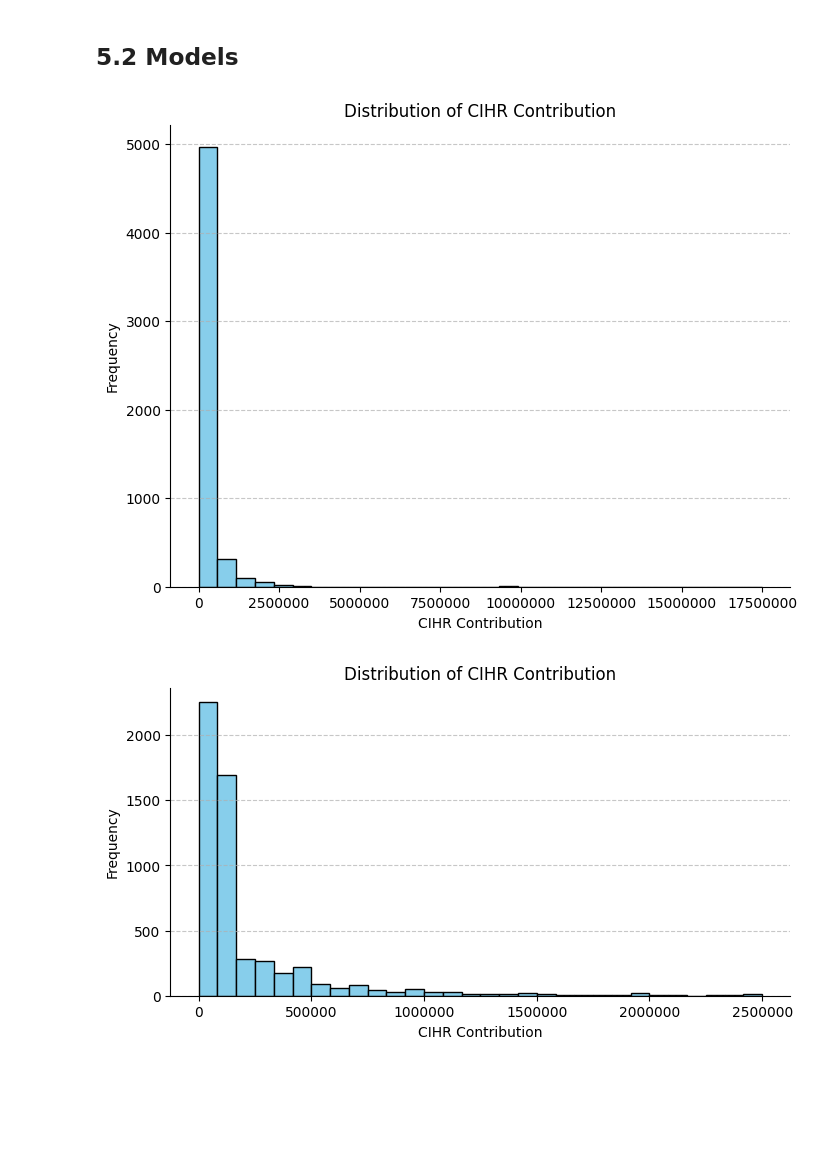
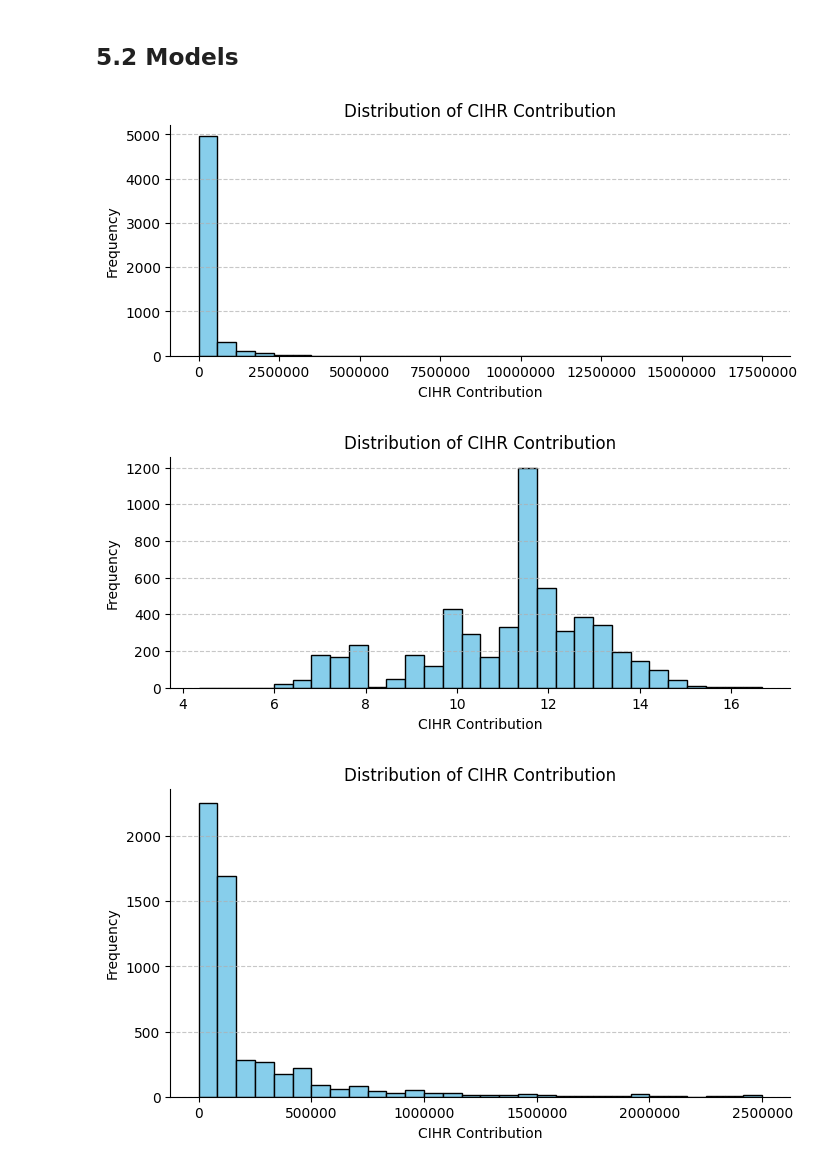
Before and after one commit to joycetheok/Grant-Abstract-Funding-Prediction, a Jupyter notebook: code.ipynb, the cells around one changed output. Cells and saved outputs as stored; diff of their text form; code cells hidden in the pictures; blank space fills up the shorter version.

Commit message:
Created images

```diff
--- a/code.ipynb
+++ b/code.ipynb
@@ -932,21 +932,39 @@ grants = pd.read_csv('data/analysis/grantmaster2.csv')
 # %%
 # Define the y-axis limit
 y_limit = 50  # Replace with the desired upper limit
 
-plt.figure(figsize=(8, 6))
+plt.figure(figsize=(8, 3))
 plt.hist(grants['CIHR contribution'], bins=30, color='skyblue', edgecolor='black')
 plt.title('Distribution of CIHR Contribution')
 plt.xlabel('CIHR Contribution')
 plt.ylabel('Frequency')
 # plt.ylim(0, y_limit)  # Set the y-axis limit
 plt.ticklabel_format(style='plain', axis='both')  # Disable scientific notation for both axes
 ax = plt.gca()  # Get the current axis
 ax.spines['top'].set_visible(False)
 ax.spines['right'].set_visible(False)
 plt.grid(axis='y', linestyle='--', alpha=0.7)
 plt.show()
 # %% [output]
-[figure, old version]
+[figure, new version]
+# %%
+# Define the y-axis limit
+y_limit = 50  # Replace with the desired upper limit
+
+plt.figure(figsize=(8, 3))
+plt.hist(grants['log_CIHR_Contribution'], bins=30, color='skyblue', edgecolor='black')
+plt.title('Distribution of CIHR Contribution')
+plt.xlabel('CIHR Contribution')
+plt.ylabel('Frequency')
+# plt.ylim(0, y_limit)  # Set the y-axis limit
+plt.ticklabel_format(style='plain', axis='both')  # Disable scientific notation for both axes
+ax = plt.gca()  # Get the current axis
+ax.spines['top'].set_visible(False)
+ax.spines['right'].set_visible(False)
+plt.grid(axis='y', linestyle='--', alpha=0.7)
+plt.show()
+# %% [output]
+[figure, added]
 # %%
 # Drop rows with 'CIHR contribution' values above 2,500,000
 filtered_grants = grants[grants['CIHR contribution'] <= 2500000]
```
Also changed, not shown: 4 other files.
